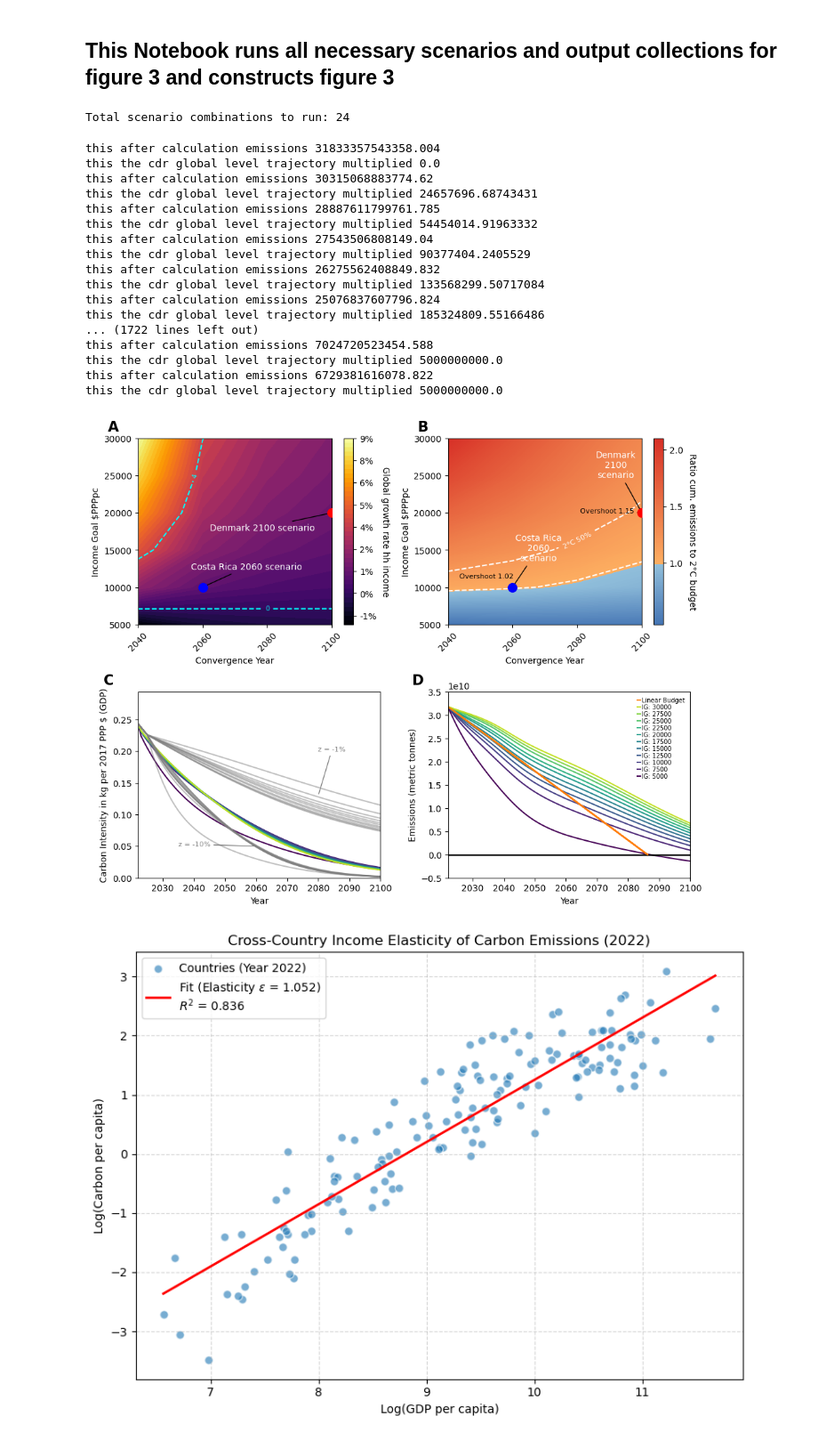
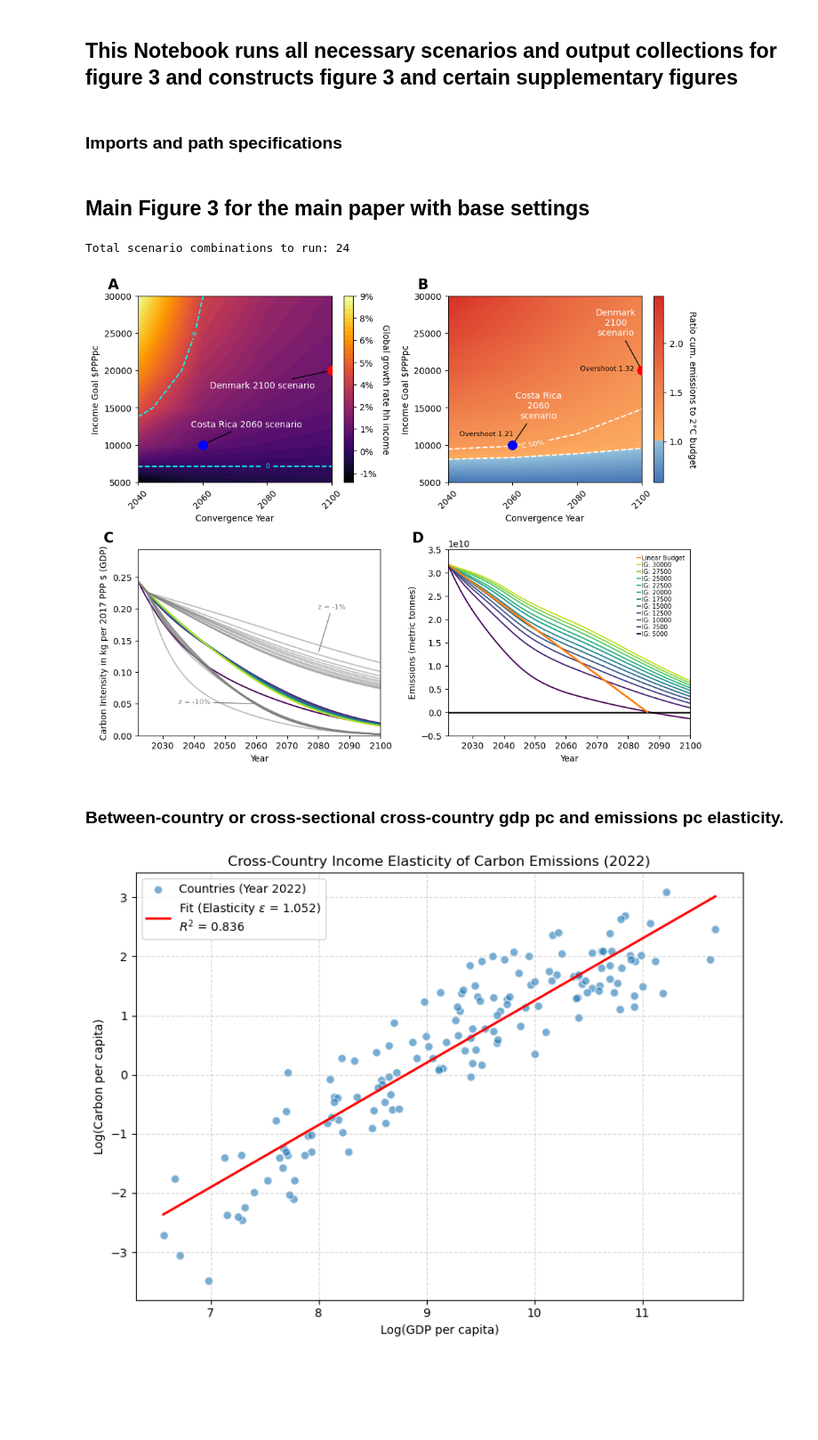
Before and after one commit to yannickoswald/convergence, a Jupyter notebook: jupyter_scripts/run_figure3.ipynb, the cells around one changed output. Shown at 89% size. Cells and saved outputs as stored; diff of their text form; code cells hidden in the pictures; blank space fills up the shorter version.

```diff
--- a/jupyter_scripts/run_figure3.ipynb
+++ b/jupyter_scripts/run_figure3.ipynb
@@ -1,5 +1,7 @@
 # %% [markdown]
-## This Notebook runs all necessary scenarios and output collections for figure 3 and constructs figure 3
+## This Notebook runs all necessary scenarios and output collections for figure 3 and constructs figure 3 and certain supplementary figures
+# %% [markdown]
+### Imports and path specifications
 # %%
 import sys
 import os
@@ -24,6 +26,8 @@ import pandas as pd
 import matplotlib.cm as cm
 from scenariosweeper_class import ScenarioSweeper
 import matplotlib.gridspec as gridspec
+# %% [markdown]
+## Main Figure 3 for the main paper with base settings
 # %%
 # Create a figure
 fig = plt.figure(figsize=(10, 8))
@@ -47,7 +51,7 @@ carbon_budget_values = [1150*0.95 - 2*35] # 95% of the carbon budget because of
 gdp_assumption_values = ["constant_ratio"] # this is a string and either (1) constant_ratio or (2) model_ratio for details see the scenario_class.py file
 pop_growth_assumption_values = ["semi_log_model"]  # this is a string and either (1) UN_medium, (2) semi_log_model (3) semi_log_model_elasticity for details see the scenario_class.py file
 tech_evolution_assumption_values = ["plausible"]  # this is a string and either (1) plausible or (2) necessary for details see the scenario_class.py file
-tech_hysteresis_assumption_values = ["optimistic_degrowth"]  # this is a string and either (1) optimistic_degrowth or (2) pessimistic_degrowth or (3) off for details see the scenario_class.py file
+tech_hysteresis_assumption_values = ["optimistic_degrowth"]  # this is a string and either (1) optimistic_degrowth or (2) pessimistic_degrowth
 steady_state_high_income_assumption_values = ["off"]
 population_hysteresis_assumption_values = ["on"]
 sigmoid_parameters = [0.05, 2060] # k, first param., is the steepness of the sigmoid (0 < k < 1) and t0, second param, is the year of the midpoint of the sigmoid function of the weighted
@@ -57,8 +61,8 @@ cdr_assumption = ["on"] # this is a string and either (1) on or (2) off for deta
 cdr_level_2100 = [5] #  in gigatons of CO2 per year, so 0.95 means 950 million tons of CO2 per year
 ### new parameters
 # --- ADD THESE NEW PARAMETERS HERE ---
-elasticity_assumption_values = ["constant"] # Options: "off", "constant", "income_dependent"
-elasticity_value = [1.5]
+elasticity_assumption_values = ["off"] # Options: "off", "constant" ## constant actually means just at the beginning basically
+elasticity_value = [1]
 
 
 sweeper1 = ScenarioSweeper(end_year_values,
@@ -93,7 +97,7 @@ cbar.set_ticks([1, 1.5, 2])
 
 # create a list of income goals
 income_goals = [5000, 7500, 10000, 12500, 15000, 17500, 20000, 22500, 25000, 27500, 30000]
-
+#income_goals = [5000, 10000]
 # create colormap and map to income goals
 colors = cm.viridis([i/len(income_goals) for i in range(len(income_goals))])
 
@@ -197,52 +201,37 @@ labels = ['A', 'B', 'C', 'D']
 axes = [ax1, ax2, ax3, ax4]
 
 for ax, label in zip(axes, labels):
     ax.text(-0.1, 1.1, label, transform=ax.transAxes, fontsize=16, fontweight='bold', va='top', ha='right')
 
 # load final_improvement_rate_data_scenarios.csv and put in dataframe with double index
 final_improvement_rate_data = pd.read_csv("./data/final_improvement_rate_data_scenarios.csv", sep=";")
 final_improvement_rate_data = final_improvement_rate_data.set_index(["rate", "income_goal"])
 # plot for all indices in the dataframe final_improvement_rate_data all columns as one series by looping over the rows though
 for index, row in final_improvement_rate_data.iterrows():
     #print("this is the index row ", index, row.values)
     # Convert each year string to an integer
     years_as_integers = [int(year) for year in final_improvement_rate_data.columns]
     #print("this is rows",  [int(year) for year in years_as_integers])
     ax3.plot(years_as_integers, row.values, label=str(index), color="grey", alpha=0.5)
 
 # annotate ax3 where x = 2080 and y = 0.2 with "if final rate = -1%"
 ax3.annotate("z = -1%", xy=(2080, 0.13), xytext=(2080, 0.2), textcoords="data", fontsize=8, color="grey", arrowprops=dict(arrowstyle="-", color="grey"))
 # annotate ax3 where x = 2080 and y = 0.2 with "if final rate = -1%"
 ax3.annotate("z = -10%", xy=(2060, 0.05), xytext=(2035, 0.05), textcoords="data", fontsize=8, color="grey", arrowprops=dict(arrowstyle="-", color="grey"))
 
 plt.tight_layout()
 # save the figure at high resolution
-plt.savefig("fig3.png", dpi=300)
+plt.savefig("figures/fig3.png", dpi=300)
 plt.show()
 
 # save the carbon intensity data to a csv file
 ci_data_df = pd.DataFrame(ci_data)
 ci_data_df.to_csv("ci_data.csv", index=False)
 # %% [output]
 Total scenario combinations to run: 24
-this after calculation emissions 31833357543358.004
-this the cdr global level trajectory multiplied 0.0
-this after calculation emissions 30315068883774.62
-this the cdr global level trajectory multiplied 24657696.68743431
-this after calculation emissions 28887611799761.785
-this the cdr global level trajectory multiplied 54454014.91963332
-this after calculation emissions 27543506808149.04
-this the cdr global level trajectory multiplied 90377404.2405529
-this after calculation emissions 26275562408849.832
-this the cdr global level trajectory multiplied 133568299.50717084
-this after calculation emissions 25076837607796.824
-this the cdr global level trajectory multiplied 185324809.55166486
-... (1722 lines left out)
-this after calculation emissions 7024720523454.588
-this the cdr global level trajectory multiplied 5000000000.0
-this after calculation emissions 6729381616078.822
-this the cdr global level trajectory multiplied 5000000000.0
-[figure, old version]
+[figure, new version]
+# %% [markdown]
+### Between-country or cross-sectional cross-country gdp pc and emissions pc elasticity.
 # %%
 # --- ADD THIS AFTER YOUR EXISTING CODE ---
 from scipy.stats import linregress
```
Also changed, not shown: parts of 10 cells of this notebook, 13 other files.
